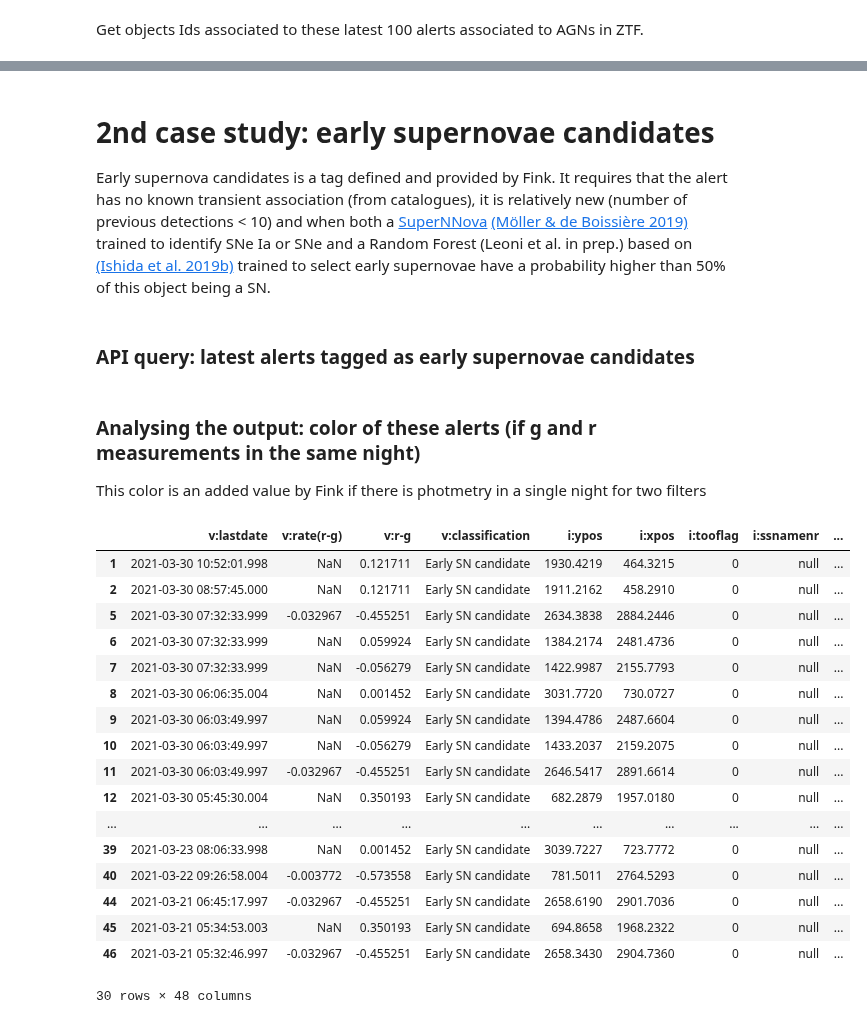
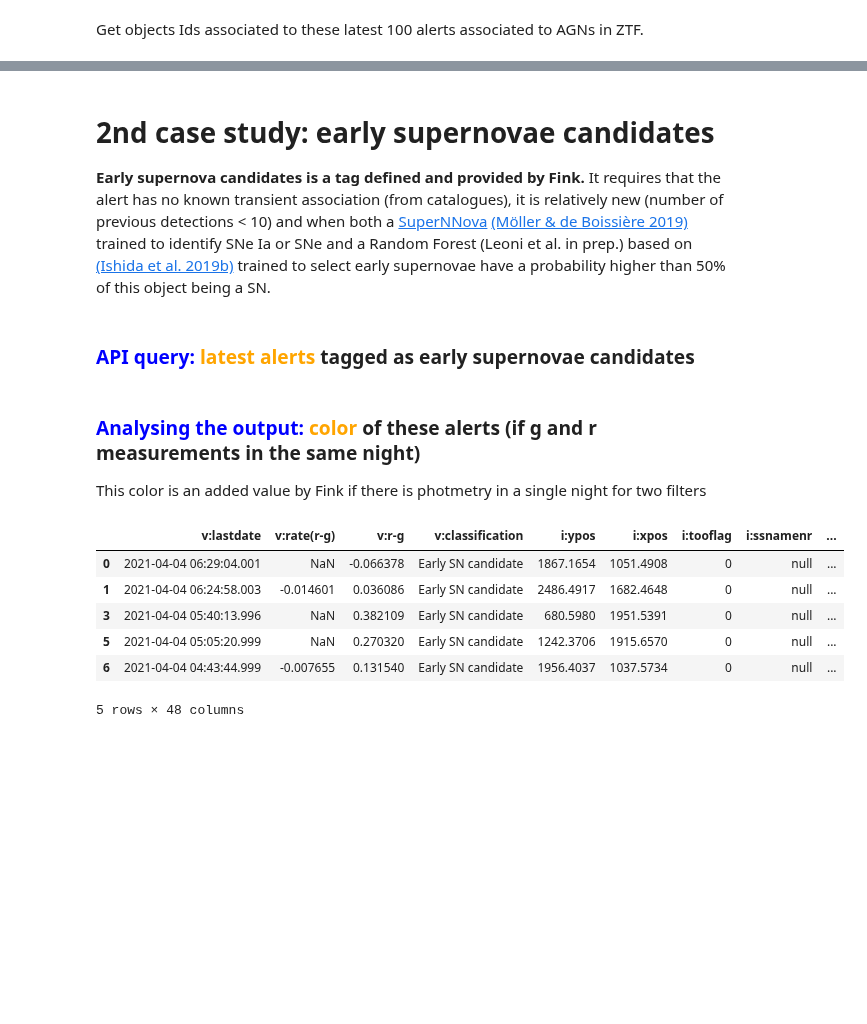
Before and after one commit to astrolabsoftware/fink-tutorials, a Jupyter notebook: extragalactic/extragalactic.ipynb, the cells around one changed output, grey strips where cells are left out. Saved outputs shown, nothing was run; the diff lists cells and outputs as text; code cells hidden in the pictures; blank space fills up the shorter version.

```diff
--- a/extragalactic/extragalactic.ipynb
+++ b/extragalactic/extragalactic.ipynb
@@ -85,8 +84,9 @@ plt.show()
 # %% [markdown]
 # 2nd case study: early supernovae candidates
-Early supernova candidates is a tag defined and provided by Fink. It requires that the alert has no known transient association (from catalogues), it is relatively new (number of previous detections < 10) and when both a [SuperNNova](https://github.com/supernnova/SuperNNova) [(Möller & de Boissière 2019)](https://academic.oup.com/mnras/article-abstract/491/3/4277/5651173) trained to identify SNe Ia or SNe and a Random Forest (Leoni et al. in prep.) based on [(Ishida et al. 2019b)](https://ui.adsabs.harvard.edu/abs/2019MNRAS.483....2I/abstract) trained to select early supernovae have a probability higher than 50% of this object being a SN.
+**Early supernova candidates is a tag defined and provided by Fink.**
+It requires that the alert has no known transient association (from catalogues), it is relatively new (number of previous detections < 10) and when both a [SuperNNova](https://github.com/supernnova/SuperNNova) [(Möller & de Boissière 2019)](https://academic.oup.com/mnras/article-abstract/491/3/4277/5651173) trained to identify SNe Ia or SNe and a Random Forest (Leoni et al. in prep.) based on [(Ishida et al. 2019b)](https://ui.adsabs.harvard.edu/abs/2019MNRAS.483....2I/abstract) trained to select early supernovae have a probability higher than 50% of this object being a SN.
 # %% [markdown]
-### API query: latest alerts tagged as early supernovae candidates
+### <font color='blue'>API query:</font>   <font color='orange'>latest alerts </font>  tagged as early supernovae candidates
 # %%
 # Get latests 5 Early SN candidates
 r = requests.post(
@@ -100,30 +100,19 @@ r = requests.post(
 # Format output in a DataFrame
 pdf = pd.read_json(r.content)
 # %% [markdown]
-### Analysing the output: color of these alerts (if g and r measurements in the same night)
+### <font color='blue'>Analysing the output:</font>   <font color='orange'>color</font>  of these alerts (if g and r measurements in the same night)
 This color is an added value by Fink if there is photmetry in a single night for two filters
 # %%
 candSNe_w_color = pdf[(~pdf["v:r-g"].isna())]
-candSNe_w_color[candSNe_w_color.columns[::-1]]
+candSNe_w_color[candSNe_w_color.columns[::-1]][:5]
 # %% [output]
 |  | v:lastdate | v:rate(r-g) | v:r-g | v:classification | i:ypos | i:xpos | i:tooflag | i:ssnamenr | ... |
-| 1 | 2021-03-30 10:52:01.998 | NaN | 0.121711 | Early SN candidate | 1930.4219 | 464.3215 | 0 | null | ... |
-| 2 | 2021-03-30 08:57:45.000 | NaN | 0.121711 | Early SN candidate | 1911.2162 | 458.2910 | 0 | null | ... |
-| 5 | 2021-03-30 07:32:33.999 | -0.032967 | -0.455251 | Early SN candidate | 2634.3838 | 2884.2446 | 0 | null | ... |
-| 6 | 2021-03-30 07:32:33.999 | NaN | 0.059924 | Early SN candidate | 1384.2174 | 2481.4736 | 0 | null | ... |
-| 7 | 2021-03-30 07:32:33.999 | NaN | -0.056279 | Early SN candidate | 1422.9987 | 2155.7793 | 0 | null | ... |
-| 8 | 2021-03-30 06:06:35.004 | NaN | 0.001452 | Early SN candidate | 3031.7720 | 730.0727 | 0 | null | ... |
-| 9 | 2021-03-30 06:03:49.997 | NaN | 0.059924 | Early SN candidate | 1394.4786 | 2487.6604 | 0 | null | ... |
-| 10 | 2021-03-30 06:03:49.997 | NaN | -0.056279 | Early SN candidate | 1433.2037 | 2159.2075 | 0 | null | ... |
-| 11 | 2021-03-30 06:03:49.997 | -0.032967 | -0.455251 | Early SN candidate | 2646.5417 | 2891.6614 | 0 | null | ... |
-| 12 | 2021-03-30 05:45:30.004 | NaN | 0.350193 | Early SN candidate | 682.2879 | 1957.0180 | 0 | null | ... |
-| ... | ... | ... | ... | ... | ... | ... | ... | ... | ... |
-| 39 | 2021-03-23 08:06:33.998 | NaN | 0.001452 | Early SN candidate | 3039.7227 | 723.7772 | 0 | null | ... |
-| 40 | 2021-03-22 09:26:58.004 | -0.003772 | -0.573558 | Early SN candidate | 781.5011 | 2764.5293 | 0 | null | ... |
-| 44 | 2021-03-21 06:45:17.997 | -0.032967 | -0.455251 | Early SN candidate | 2658.6190 | 2901.7036 | 0 | null | ... |
-| 45 | 2021-03-21 05:34:53.003 | NaN | 0.350193 | Early SN candidate | 694.8658 | 1968.2322 | 0 | null | ... |
-| 46 | 2021-03-21 05:32:46.997 | -0.032967 | -0.455251 | Early SN candidate | 2658.3430 | 2904.7360 | 0 | null | ... |
+| 0 | 2021-04-04 06:29:04.001 | NaN | -0.066378 | Early SN candidate | 1867.1654 | 1051.4908 | 0 | null | ... |
+| 1 | 2021-04-04 06:24:58.003 | -0.014601 | 0.036086 | Early SN candidate | 2486.4917 | 1682.4648 | 0 | null | ... |
+| 3 | 2021-04-04 05:40:13.996 | NaN | 0.382109 | Early SN candidate | 680.5980 | 1951.5391 | 0 | null | ... |
+| 5 | 2021-04-04 05:05:20.999 | NaN | 0.270320 | Early SN candidate | 1242.3706 | 1915.6570 | 0 | null | ... |
+| 6 | 2021-04-04 04:43:44.999 | -0.007655 | 0.131540 | Early SN candidate | 1956.4037 | 1037.5734 | 0 | null | ... |
-30 rows × 48 columns
+5 rows × 48 columns
 # %%
 plt.hist(candSNe_w_color["v:r-g"], histtype='step')
 plt.xlabel("v:r-g")
```
Also changed, not shown: parts of 42 cells of this notebook.
